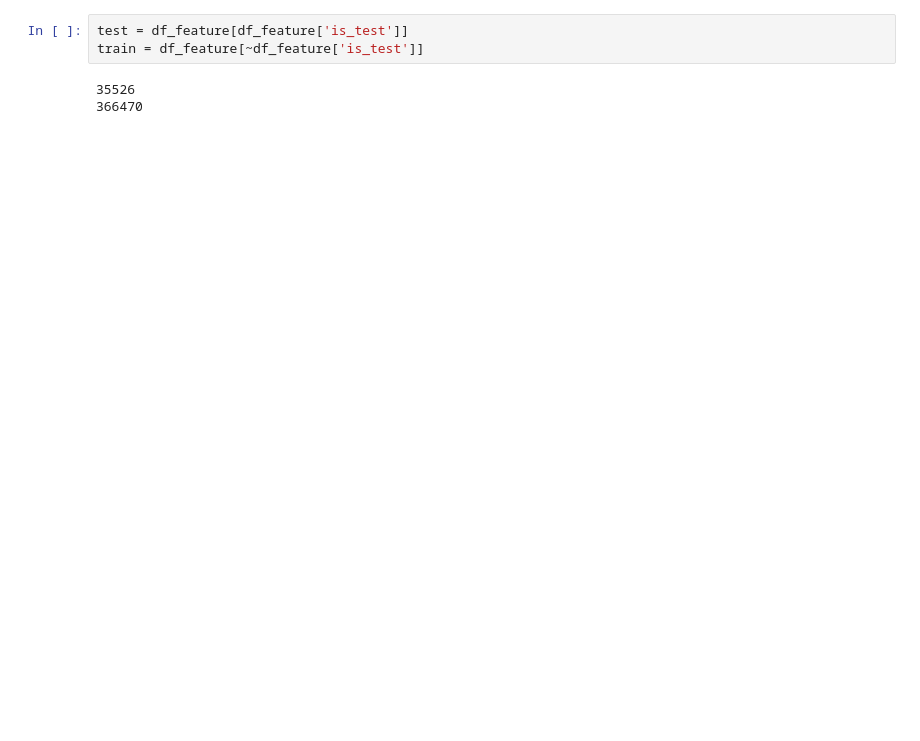
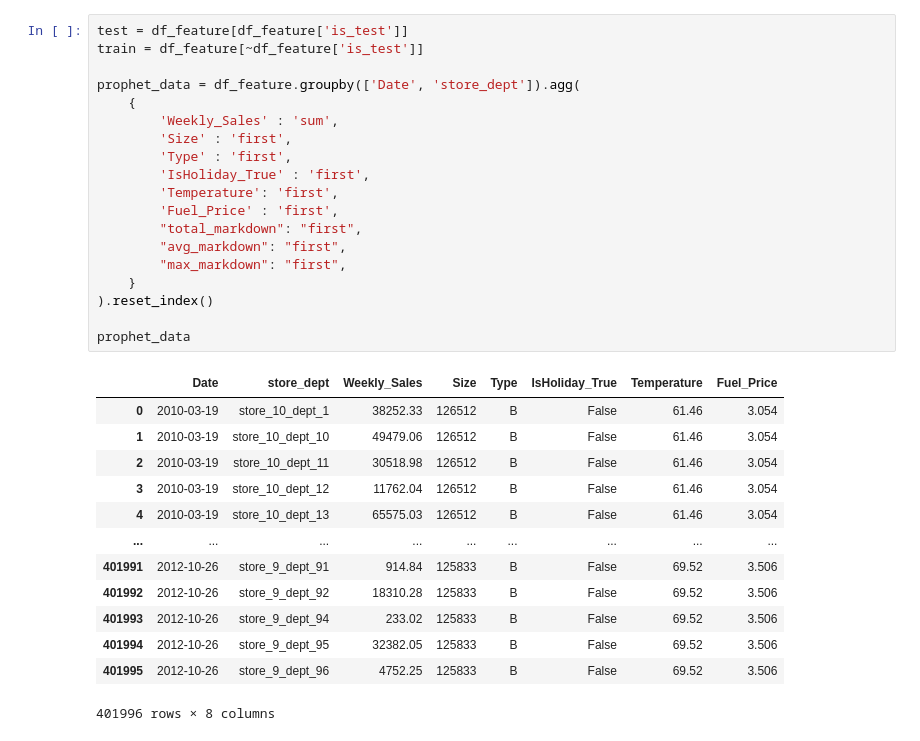
Before and after one commit to hoangquan1503/Walmart_sales_forecasting, a Jupyter notebook: notebook/model.ipynb, the cells around one changed output. Drawn from its saved outputs; the diff is of its cells as text; blank space fills up the shorter version.

Commit message:
build prophet

```diff
--- a/notebook/model.ipynb
+++ b/notebook/model.ipynb
@@ -43,6 +69,33 @@ memory usage: 118.8+ MB
 # %%
 test = df_feature[df_feature['is_test']]
 train = df_feature[~df_feature['is_test']]
+
+prophet_data = df_feature.groupby(['Date', 'store_dept']).agg(
+    {
+        'Weekly_Sales' : 'sum',
+        'Size' : 'first',
+        'Type' : 'first',
+        'IsHoliday_True' : 'first',
+        'Temperature': 'first',
+        'Fuel_Price' : 'first',
+        "total_markdown": "first",
+        "avg_markdown": "first",
+        "max_markdown": "first",
+    }
+).reset_index()
+
+prophet_data
 # %% [output]
+|  | Date | store_dept | Weekly_Sales | Size | Type | IsHoliday_True | Temperature | Fuel_Price |
+| 0 | 2010-03-19 | store_10_dept_1 | 38252.33 | 126512 | B | False | 61.46 | 3.054 |
+| 1 | 2010-03-19 | store_10_dept_10 | 49479.06 | 126512 | B | False | 61.46 | 3.054 |
+| 2 | 2010-03-19 | store_10_dept_11 | 30518.98 | 126512 | B | False | 61.46 | 3.054 |
+| 3 | 2010-03-19 | store_10_dept_12 | 11762.04 | 126512 | B | False | 61.46 | 3.054 |
+| 4 | 2010-03-19 | store_10_dept_13 | 65575.03 | 126512 | B | False | 61.46 | 3.054 |
+| ... | ... | ... | ... | ... | ... | ... | ... | ... |
+| 401991 | 2012-10-26 | store_9_dept_91 | 914.84 | 125833 | B | False | 69.52 | 3.506 |
+| 401992 | 2012-10-26 | store_9_dept_92 | 18310.28 | 125833 | B | False | 69.52 | 3.506 |
+| 401993 | 2012-10-26 | store_9_dept_94 | 233.02 | 125833 | B | False | 69.52 | 3.506 |
+| 401994 | 2012-10-26 | store_9_dept_95 | 32382.05 | 125833 | B | False | 69.52 | 3.506 |
+| 401995 | 2012-10-26 | store_9_dept_96 | 4752.25 | 125833 | B | False | 69.52 | 3.506 |
-35526
-366470
+401996 rows × 8 columns
```
Also changed, not shown: parts of 5 cells of this notebook, 3 other files.
